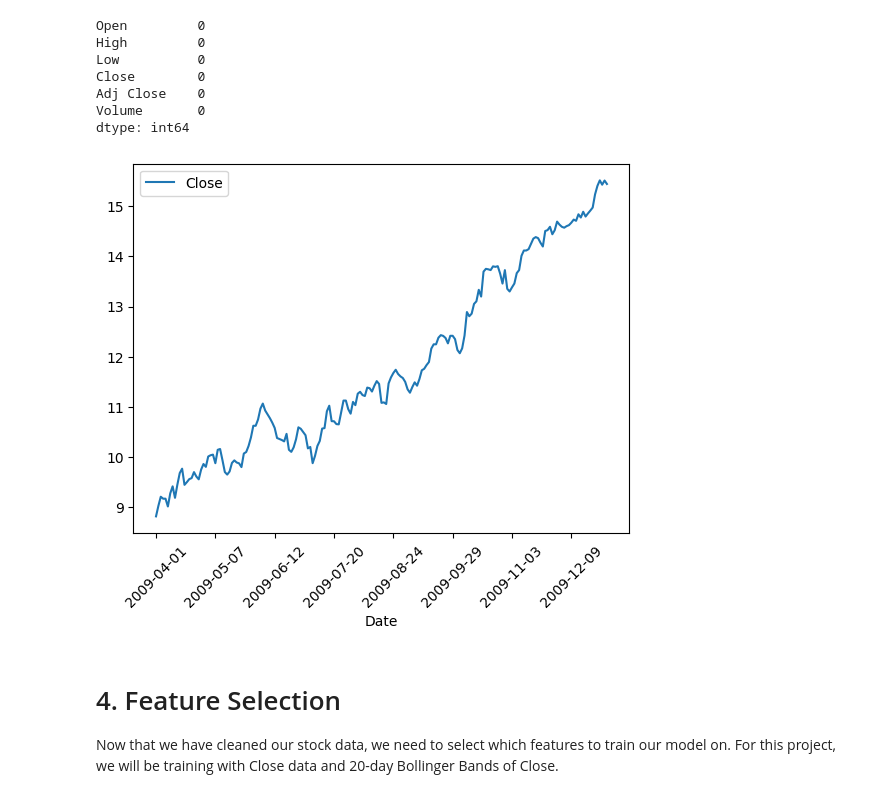
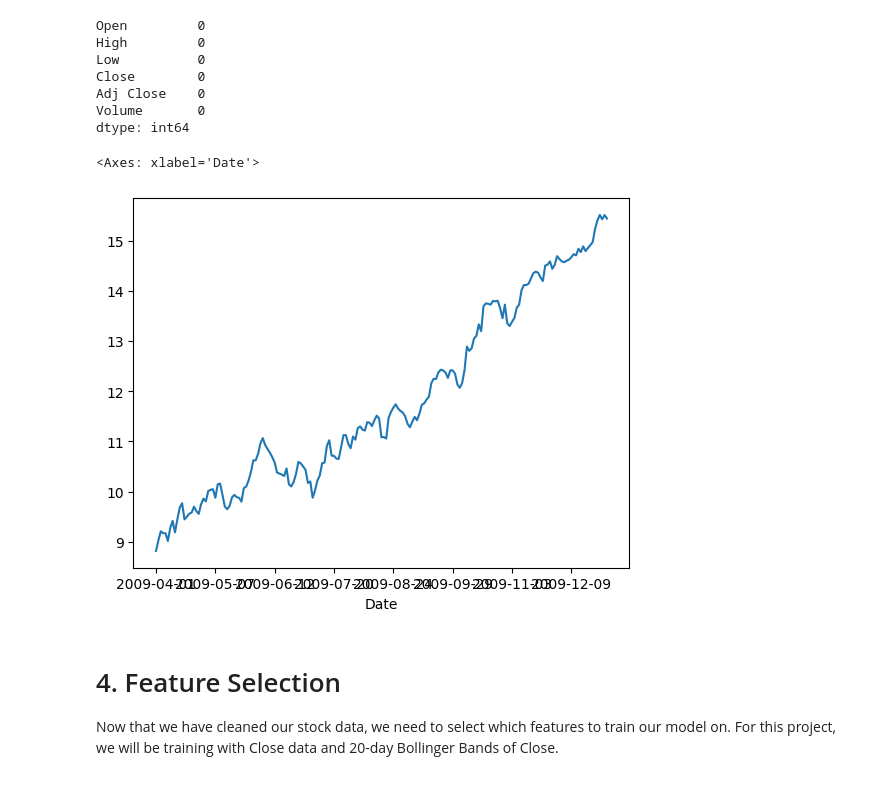
Before and after one commit to bigboy92/fend-matching-game, a Jupyter notebook: project_nb.ipynb, the cells around one changed output. Cells and saved outputs as stored; diff of their text form; code cells hidden in the pictures.

```diff
--- a/project_nb.ipynb
+++ b/project_nb.ipynb
@@ -57,6 +54,6 @@ display_df(data)
 | 190 | 2009-12-31 | 15.560426 | 15.576615 | 15.441621 | 15.441621 | 15.441621 | 48974884.0 |
 # %%
 # Index data by Date
-data = data.set_index('Date')
+data.set_index('Date',inplace=True)
 # %%
 # Plot the Close Data
@@ -80,7 +77,7 @@ Volume       5
 dtype: int64
 # %%
 # forward fill missing values
-data=data.ffill()
+data.fillna(method='ffill', inplace=True)
 # %%
 # Check for null values
 data.isna().sum()
@@ -94,10 +91,10 @@ Volume       0
 dtype: int64
 # %%
 # Plot the cleaned Close Data
-data.plot(y ='Close', rot = 45)
-plt.show()
+data['Close'].plot()
 # %% [output]
+<Axes: xlabel='Date'>
-[figure, old version]
+[figure, new version]
 # %% [markdown]
 # 4. Feature Selection
 Now that we have cleaned our stock data, we need to select which features to train our model on. For this project, we will be training with Close data and 20-day Bollinger Bands of Close.
```
Also changed, not shown: parts of 19 cells of this notebook.
